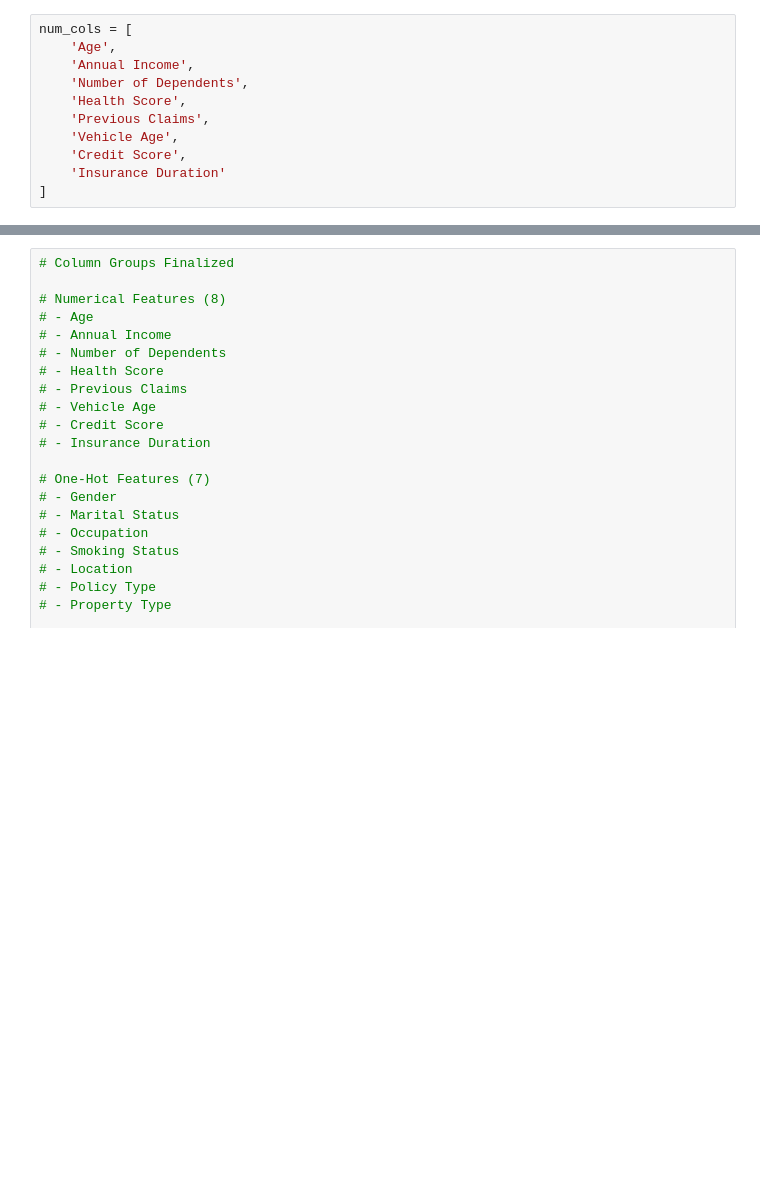
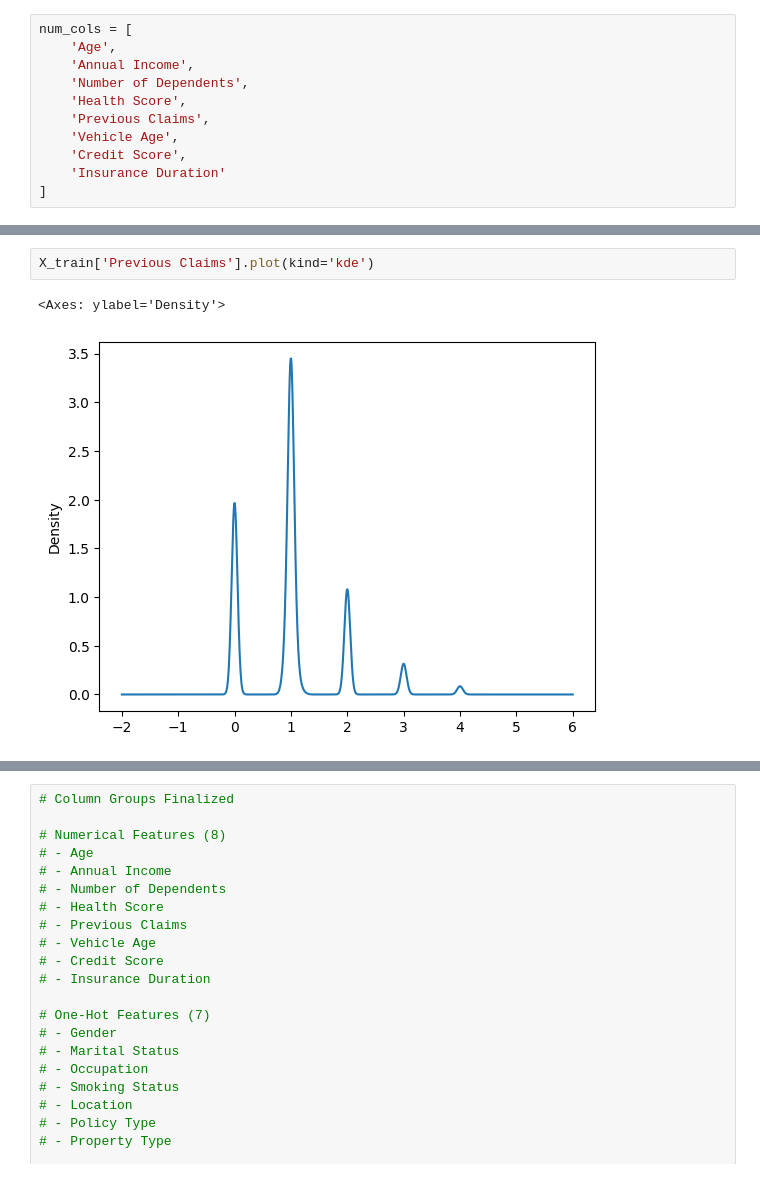
Before and after one commit to sushant758/ML-Exercises, a Jupyter notebook: Insurance_Regression.ipynb, the cells around one changed output, grey strips where cells are left out. Drawn from its saved outputs; the diff is of its cells as text; blank space fills up the shorter version.

```diff
--- a/Insurance_Regression.ipynb
+++ b/Insurance_Regression.ipynb
@@ -1418,0 +1905,5 @@ num_cols = [
+# %%
+X_train['Previous Claims'].plot(kind='kde')
+# %% [output]
+<Axes: ylabel='Density'>
+[figure, added]
```
Also changed, not shown: parts of 163 cells of this notebook.
